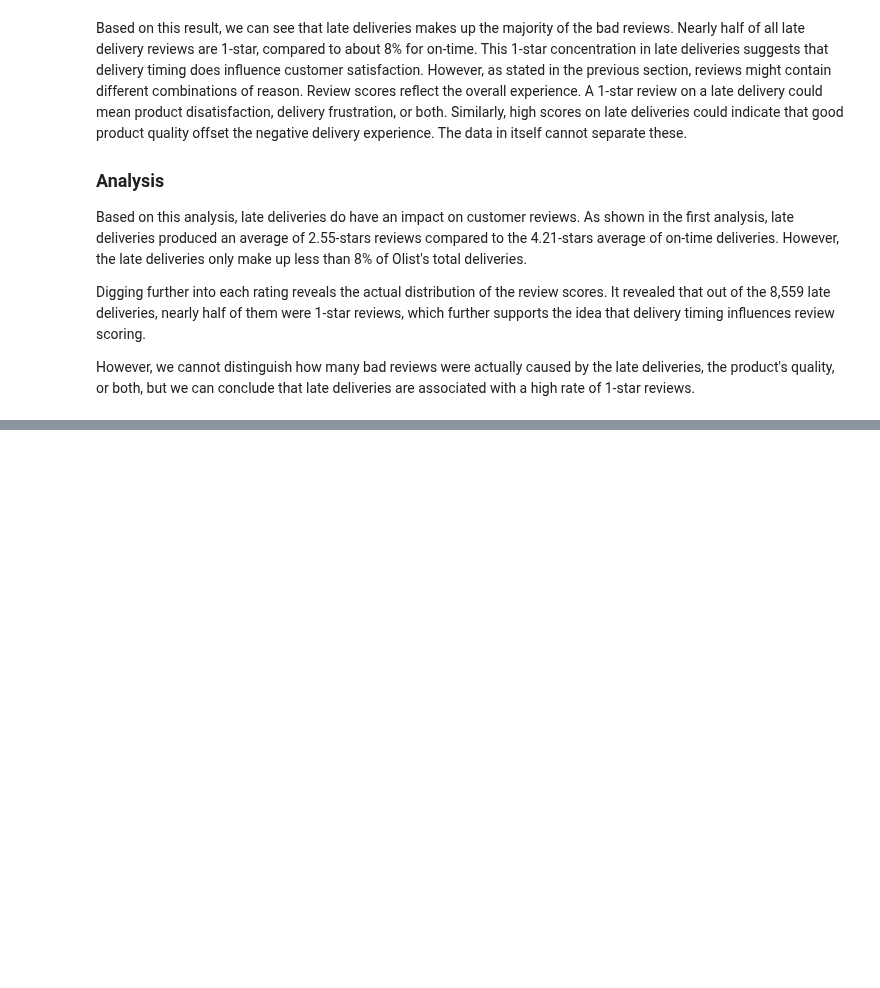
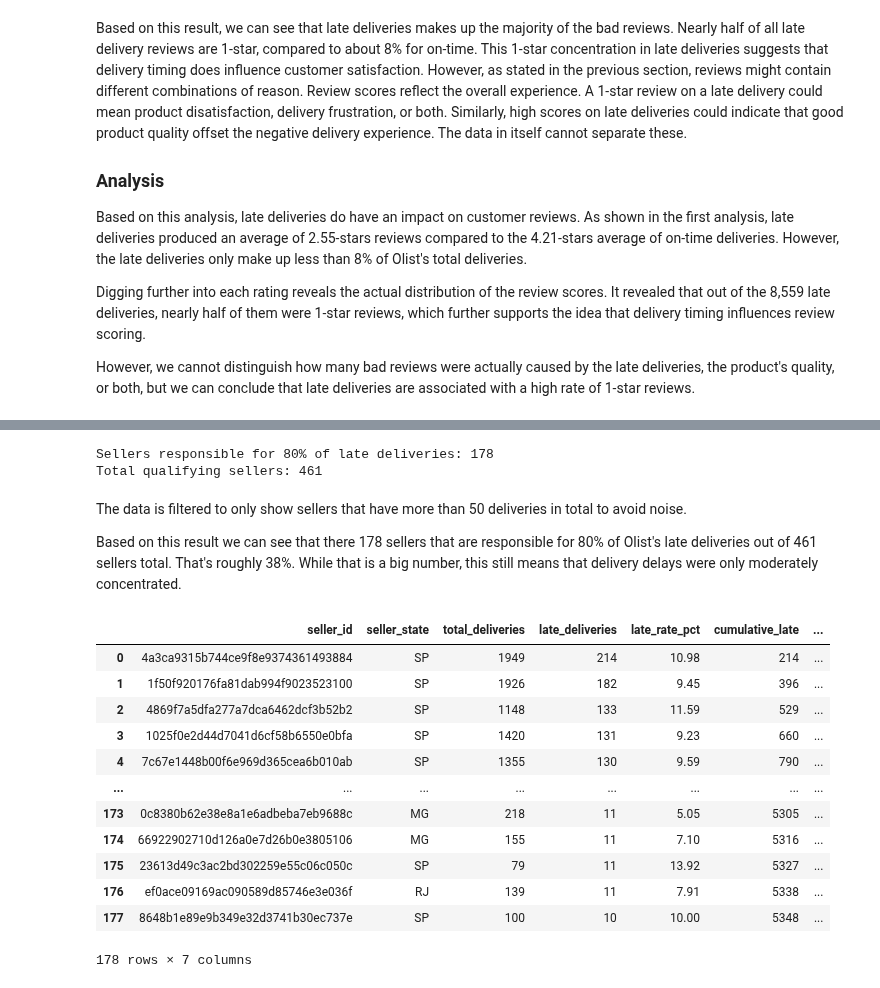
Before and after one commit to jyovian/olist-logistics-analysis, a Jupyter notebook: notebooks/03_analysis.ipynb, the cells around one changed output, grey strips where cells are left out. Drawn from its saved outputs; the diff is of its cells as text; code cells hidden in the pictures; blank space fills up the shorter version.

```diff
--- a/notebooks/03_analysis.ipynb
+++ b/notebooks/03_analysis.ipynb
@@ -443,0 +553,27 @@ However, we cannot distinguish how many bad reviews were actually caused by the
+# %%
+print(f"Sellers responsible for 80% of late deliveries: {len(seller_pareto[seller_pareto['cumulative_pct'] <= 80])}")
+print(f"Total qualifying sellers: {len(seller_pareto)}")
+# %% [output]
+Sellers responsible for 80% of late deliveries: 178
+Total qualifying sellers: 461
+# %% [markdown]
+The data is filtered to only show sellers that have more than 50 deliveries in total to avoid noise.
+
+Based on this result we can see that there 178 sellers that are responsible for 80% of Olist's late deliveries out of 461 sellers total. That's roughly 38%. While that is a big number, this still means that delivery delays were only moderately concentrated.
+# %%
+top_80_seller_pareto = seller_pareto[seller_pareto['cumulative_pct'] <= 80]
+top_80_seller_pareto
+# %% [output]
+|  | seller_id | seller_state | total_deliveries | late_deliveries | late_rate_pct | cumulative_late | ... |
+| 0 | 4a3ca9315b744ce9f8e9374361493884 | SP | 1949 | 214 | 10.98 | 214 | ... |
+| 1 | 1f50f920176fa81dab994f9023523100 | SP | 1926 | 182 | 9.45 | 396 | ... |
+| 2 | 4869f7a5dfa277a7dca6462dcf3b52b2 | SP | 1148 | 133 | 11.59 | 529 | ... |
+| 3 | 1025f0e2d44d7041d6cf58b6550e0bfa | SP | 1420 | 131 | 9.23 | 660 | ... |
+| 4 | 7c67e1448b00f6e969d365cea6b010ab | SP | 1355 | 130 | 9.59 | 790 | ... |
+| ... | ... | ... | ... | ... | ... | ... | ... |
+| 173 | 0c8380b62e38e8a1e6adbeba7eb9688c | MG | 218 | 11 | 5.05 | 5305 | ... |
+| 174 | 66922902710d126a0e7d26b0e3805106 | MG | 155 | 11 | 7.10 | 5316 | ... |
+| 175 | 23613d49c3ac2bd302259e55c06c050c | SP | 79 | 11 | 13.92 | 5327 | ... |
+| 176 | ef0ace09169ac090589d85746e3e036f | RJ | 139 | 11 | 7.91 | 5338 | ... |
+| 177 | 8648b1e89e9b349e32d3741b30ec737e | SP | 100 | 10 | 10.00 | 5348 | ... |
+178 rows × 7 columns
```
Also changed, not shown: parts of 9 cells of this notebook.
